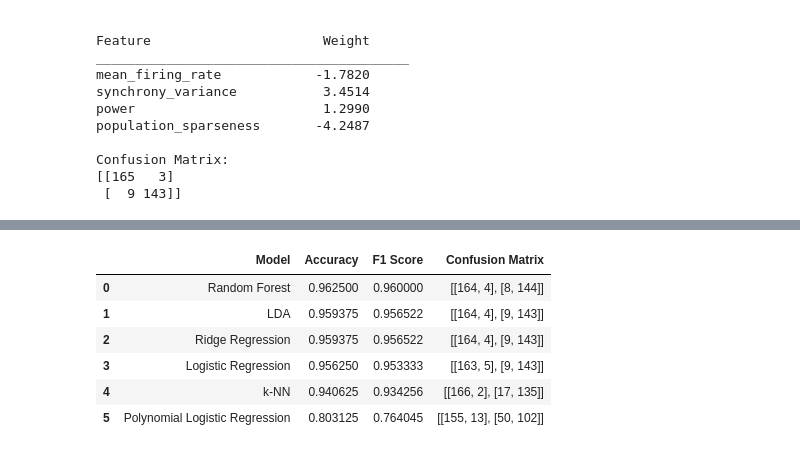
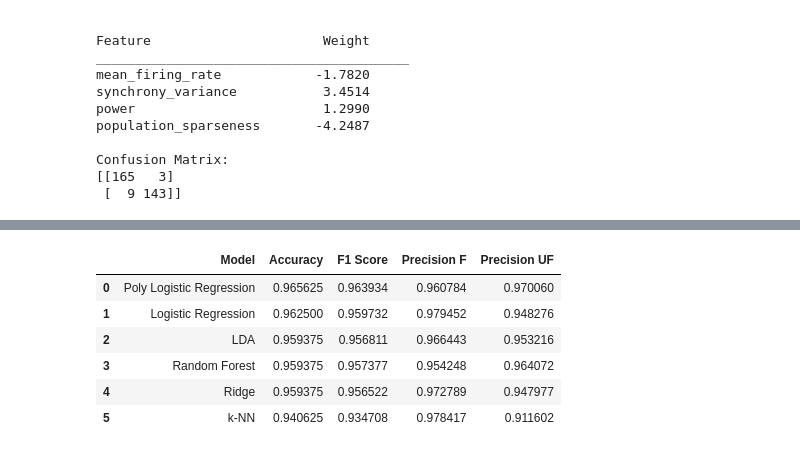
Before and after one commit to wahnsinning/Neuroinformatik_Projekt, a Jupyter notebook: main.ipynb, the cells around one changed output, grey strips where cells are left out. Saved outputs shown, nothing was run; the diff lists cells and outputs as text; code cells hidden in the pictures.

```diff
--- a/main.ipynb
+++ b/main.ipynb
@@ -751,7 +640,7 @@ model = linear_model.LogisticRegression(max_iter=1000)
 model.fit(X_train, y_train)
 
 #predict test set
-y_pred = model.predict(X_test)
+y_pred_logistic_regression = model.predict(X_test)
 # %% [markdown]
 ## <span style="color:blue;">STEP 5: MODEL EVALUATION</span>
 
@@ -895,12 +794 @@ Confusion Matrix:
-# %%
-from sklearn.model_selection import train_test_split
-from sklearn.preprocessing import StandardScaler
-
-X = features.values
-#standardize
-scaler = StandardScaler()
-X_scaled = scaler.fit_transform(X)
-
-#split
-X_train, X_test, y_train, y_test = train_test_split(X_scaled, y, test_size=0.4, random_state=42)
 # %%
@@ -952,43 +835,46 @@ y_pred_ridge = (y_pred_scores >= 0.5).astype(int)
 # %%
-model_names = []
-accuracies = []
-f1_scores = []
-conf_matrices = []
+def evaluate_models(models_info, sort_by="Accuracy"):
 
-#models to evaluate
+    model_names = []
+    accuracies = []
+    f1_scores = []
+    precision_f = []
+    precision_uf = []
+
+    for name, y_true, y_pred in models_info:
+        model_names.append(name)
+        accuracies.append(metrics.accuracy_score(y_true, y_pred))
+        f1_scores.append(metrics.f1_score(y_true, y_pred))
+        precision_f.append(metrics.precision_score(y_true, y_pred, pos_label=1))
+        precision_uf.append(metrics.precision_score(y_true, y_pred, pos_label=0))
+
+    results_df = pd.DataFrame({
+        "Model": model_names,
+        "Accuracy": accuracies,
+        "F1 Score": f1_scores,
+        "Precision F": precision_f,
+        "Precision UF": precision_uf
+    })
+
+    return results_df.sort_values(sort_by, ascending=False).reset_index(drop=True)
+
+
 models_info = [
-    ("Logistic Regression", y_test, y_pred),
+    ("Logistic Regression", y_test, y_pred_logistic_regression),
+    ("Poly Logistic Regression", y_test, y_pred_added_poly),
     ("k-NN", y_test, y_pred_knn),
     ("LDA", y_test, y_pred_lda),
     ("Random Forest", y_test, y_pred_rf),
-    ("Ridge Regression", y_test, y_pred_ridge),
-    ("Polynomial Logistic Regression", y_test, y_pred_poly),
+    ("Ridge", y_test, y_pred_ridge)
 ]
 
-#collect metrics
-for name, y_true, y_pred in models_info:
-    model_names.append(name)
-    accuracies.append(metrics.accuracy_score(y_true, y_pred))
-    f1_scores.append(metrics.f1_score(y_true, y_pred))
-    conf_matrices.append(metrics.confusion_matrix(y_true, y_pred))
-
-#create and display summary table
-results_df = pd.DataFrame({
-    "Model": model_names,
-    "Accuracy": accuracies,
-    "F1 Score": f1_scores,
-    "Confusion Matrix": conf_matrices
-})
-
-#fresh format
-results_df = results_df.sort_values("Accuracy", ascending=False).reset_index(drop=True)
-from IPython.display import display
+results_df = evaluate_models(models_info)
 display(results_df)
 # %% [output]
-|  | Model | Accuracy | F1 Score | Confusion Matrix |
-| 0 | Random Forest | 0.962500 | 0.960000 | [[164, 4], [8, 144]] |
-| 1 | LDA | 0.959375 | 0.956522 | [[164, 4], [9, 143]] |
-| 2 | Ridge Regression | 0.959375 | 0.956522 | [[164, 4], [9, 143]] |
-| 3 | Logistic Regression | 0.956250 | 0.953333 | [[163, 5], [9, 143]] |
-| 4 | k-NN | 0.940625 | 0.934256 | [[166, 2], [17, 135]] |
-| 5 | Polynomial Logistic Regression | 0.803125 | 0.764045 | [[155, 13], [50, 102]] |
+|  | Model | Accuracy | F1 Score | Precision F | Precision UF |
+| 0 | Poly Logistic Regression | 0.965625 | 0.963934 | 0.960784 | 0.970060 |
+| 1 | Logistic Regression | 0.962500 | 0.959732 | 0.979452 | 0.948276 |
+| 2 | LDA | 0.959375 | 0.956811 | 0.966443 | 0.953216 |
+| 3 | Random Forest | 0.959375 | 0.957377 | 0.954248 | 0.964072 |
+| 4 | Ridge | 0.959375 | 0.956522 | 0.972789 | 0.947977 |
+| 5 | k-NN | 0.940625 | 0.934708 | 0.978417 | 0.911602 |
```
Also changed, not shown: parts of 31 cells of this notebook, 1 other file.
